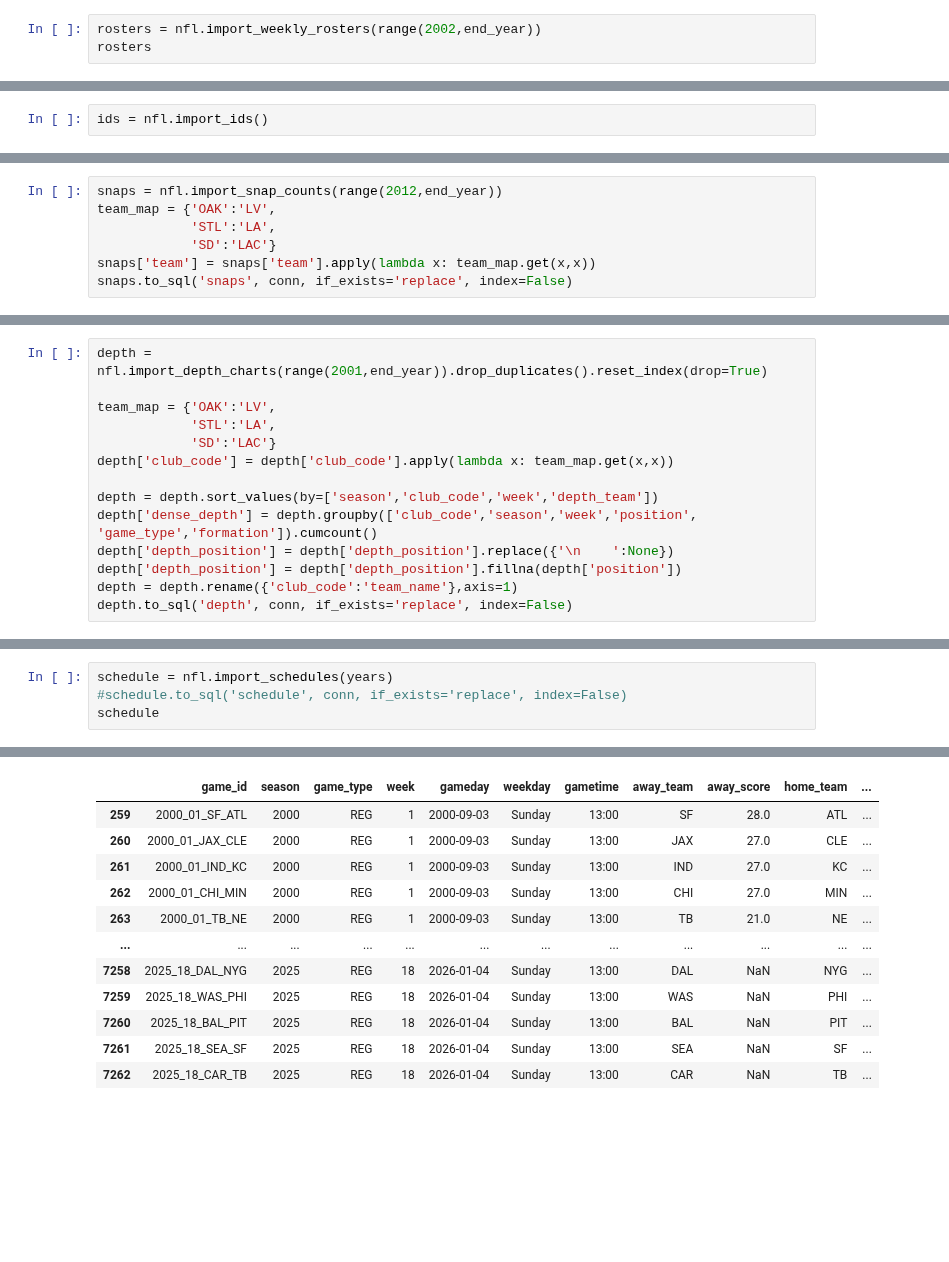
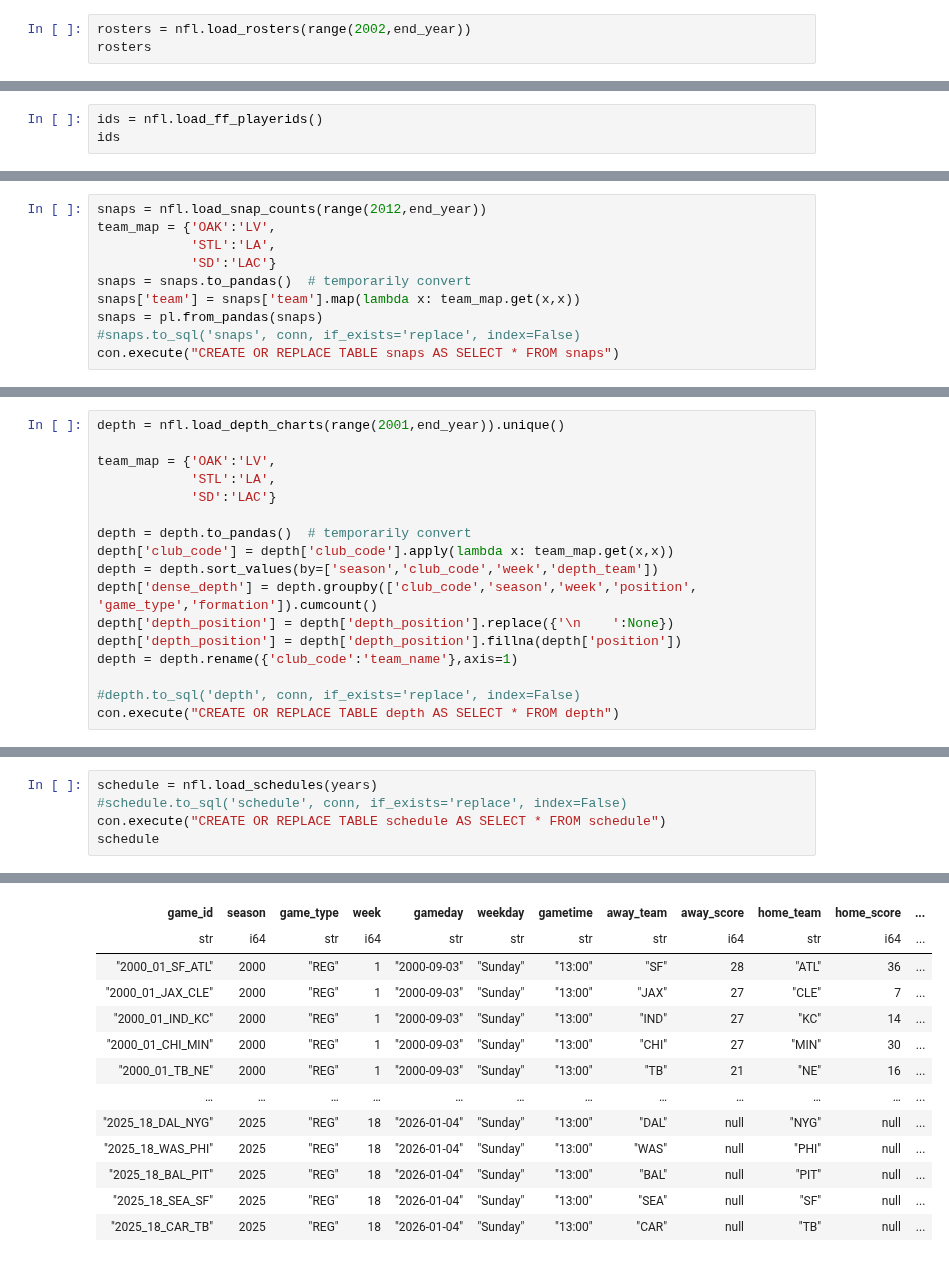
Before and after one commit to sharedw/NFL_sim, a Jupyter notebook: create_database.ipynb, the cells around one changed output, grey strips where cells are left out. Cells and saved outputs as stored; diff of their text form; blank space fills up the shorter version.

```diff
--- a/create_database.ipynb
+++ b/create_database.ipynb
@@ -66,4 +53,4 @@ conn.execute('create index date_index on pbp(game_date)')
 # %%
-rosters = nfl.import_weekly_rosters(range(2002,end_year))
+rosters = nfl.load_rosters(range(2002,end_year))
 rosters
 # %% [output]
@@ -87,2 +75,3 @@ rosters.to_sql('rosters', conn, if_exists='replace', index=False)
 # %%
-ids = nfl.import_ids()
+ids = nfl.load_ff_playerids()
+ids
@@ -93,8 +99,11 @@ ids.to_sql('ids', conn, if_exists='replace', index=False)
 # %%
-snaps = nfl.import_snap_counts(range(2012,end_year))
+snaps = nfl.load_snap_counts(range(2012,end_year))
 team_map = {'OAK':'LV',
             'STL':'LA',
             'SD':'LAC'}
-snaps['team'] = snaps['team'].apply(lambda x: team_map.get(x,x))
-snaps.to_sql('snaps', conn, if_exists='replace', index=False)
+snaps = snaps.to_pandas()  # temporarily convert
+snaps['team'] = snaps['team'].map(lambda x: team_map.get(x,x))
+snaps = pl.from_pandas(snaps)
+#snaps.to_sql('snaps', conn, if_exists='replace', index=False)
+con.execute("CREATE OR REPLACE TABLE snaps AS SELECT * FROM snaps")
 # %% [output]
@@ -102,15 +111,18 @@ snaps.to_sql('snaps', conn, if_exists='replace', index=False)
 # %%
-depth = nfl.import_depth_charts(range(2001,end_year)).drop_duplicates().reset_index(drop=True)
+depth = nfl.load_depth_charts(range(2001,end_year)).unique()
 
 team_map = {'OAK':'LV',
             'STL':'LA',
             'SD':'LAC'}
+
+depth = depth.to_pandas()  # temporarily convert
 depth['club_code'] = depth['club_code'].apply(lambda x: team_map.get(x,x))
-
 depth = depth.sort_values(by=['season','club_code','week','depth_team'])
 depth['dense_depth'] = depth.groupby(['club_code','season','week','position', 'game_type','formation']).cumcount()
 depth['depth_position'] = depth['depth_position'].replace({'\n    ':None})
 depth['depth_position'] = depth['depth_position'].fillna(depth['position'])
 depth = depth.rename({'club_code':'team_name'},axis=1)
-depth.to_sql('depth', conn, if_exists='replace', index=False)
+
+#depth.to_sql('depth', conn, if_exists='replace', index=False)
+con.execute("CREATE OR REPLACE TABLE depth AS SELECT * FROM depth")
 # %% [output]
@@ -118,5 +130,6 @@ depth.to_sql('depth', conn, if_exists='replace', index=False)
 # %%
-schedule = nfl.import_schedules(years)
+schedule = nfl.load_schedules(years)
 #schedule.to_sql('schedule', conn, if_exists='replace', index=False)
+con.execute("CREATE OR REPLACE TABLE schedule AS SELECT * FROM schedule")
 schedule
 # %% [output]
@@ -123,12 +138,13 @@ schedule
-|  | game_id | season | game_type | week | gameday | weekday | gametime | away_team | away_score | home_team | ... |
-| 259 | 2000_01_SF_ATL | 2000 | REG | 1 | 2000-09-03 | Sunday | 13:00 | SF | 28.0 | ATL | ... |
-| 260 | 2000_01_JAX_CLE | 2000 | REG | 1 | 2000-09-03 | Sunday | 13:00 | JAX | 27.0 | CLE | ... |
-| 261 | 2000_01_IND_KC | 2000 | REG | 1 | 2000-09-03 | Sunday | 13:00 | IND | 27.0 | KC | ... |
-| 262 | 2000_01_CHI_MIN | 2000 | REG | 1 | 2000-09-03 | Sunday | 13:00 | CHI | 27.0 | MIN | ... |
-| 263 | 2000_01_TB_NE | 2000 | REG | 1 | 2000-09-03 | Sunday | 13:00 | TB | 21.0 | NE | ... |
-| ... | ... | ... | ... | ... | ... | ... | ... | ... | ... | ... | ... |
-| 7258 | 2025_18_DAL_NYG | 2025 | REG | 18 | 2026-01-04 | Sunday | 13:00 | DAL | NaN | NYG | ... |
-| 7259 | 2025_18_WAS_PHI | 2025 | REG | 18 | 2026-01-04 | Sunday | 13:00 | WAS | NaN | PHI | ... |
-| 7260 | 2025_18_BAL_PIT | 2025 | REG | 18 | 2026-01-04 | Sunday | 13:00 | BAL | NaN | PIT | ... |
-| 7261 | 2025_18_SEA_SF | 2025 | REG | 18 | 2026-01-04 | Sunday | 13:00 | SEA | NaN | SF | ... |
-| 7262 | 2025_18_CAR_TB | 2025 | REG | 18 | 2026-01-04 | Sunday | 13:00 | CAR | NaN | TB | ... |
+| game_id | season | game_type | week | gameday | weekday | gametime | away_team | away_score | home_team | home_score | ... |
+| str | i64 | str | i64 | str | str | str | str | i64 | str | i64 | ... |
+| "2000_01_SF_ATL" | 2000 | "REG" | 1 | "2000-09-03" | "Sunday" | "13:00" | "SF" | 28 | "ATL" | 36 | ... |
+| "2000_01_JAX_CLE" | 2000 | "REG" | 1 | "2000-09-03" | "Sunday" | "13:00" | "JAX" | 27 | "CLE" | 7 | ... |
+| "2000_01_IND_KC" | 2000 | "REG" | 1 | "2000-09-03" | "Sunday" | "13:00" | "IND" | 27 | "KC" | 14 | ... |
+| "2000_01_CHI_MIN" | 2000 | "REG" | 1 | "2000-09-03" | "Sunday" | "13:00" | "CHI" | 27 | "MIN" | 30 | ... |
+| "2000_01_TB_NE" | 2000 | "REG" | 1 | "2000-09-03" | "Sunday" | "13:00" | "TB" | 21 | "NE" | 16 | ... |
+| … | … | … | … | … | … | … | … | … | … | … | ... |
+| "2025_18_DAL_NYG" | 2025 | "REG" | 18 | "2026-01-04" | "Sunday" | "13:00" | "DAL" | null | "NYG" | null | ... |
+| "2025_18_WAS_PHI" | 2025 | "REG" | 18 | "2026-01-04" | "Sunday" | "13:00" | "WAS" | null | "PHI" | null | ... |
+| "2025_18_BAL_PIT" | 2025 | "REG" | 18 | "2026-01-04" | "Sunday" | "13:00" | "BAL" | null | "PIT" | null | ... |
+| "2025_18_SEA_SF" | 2025 | "REG" | 18 | "2026-01-04" | "Sunday" | "13:00" | "SEA" | null | "SF" | null | ... |
+| "2025_18_CAR_TB" | 2025 | "REG" | 18 | "2026-01-04" | "Sunday" | "13:00" | "CAR" | null | "TB" | null | ... |
```
Also changed, not shown: parts of 20 cells of this notebook, 2 other files.
